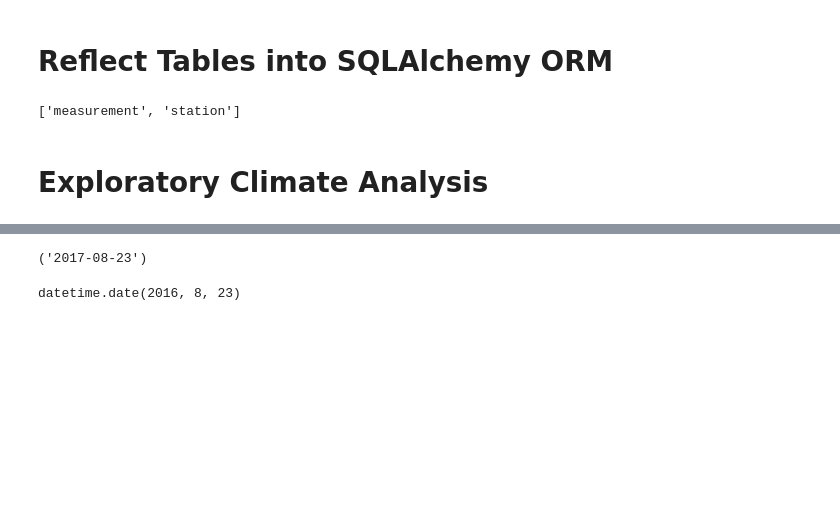
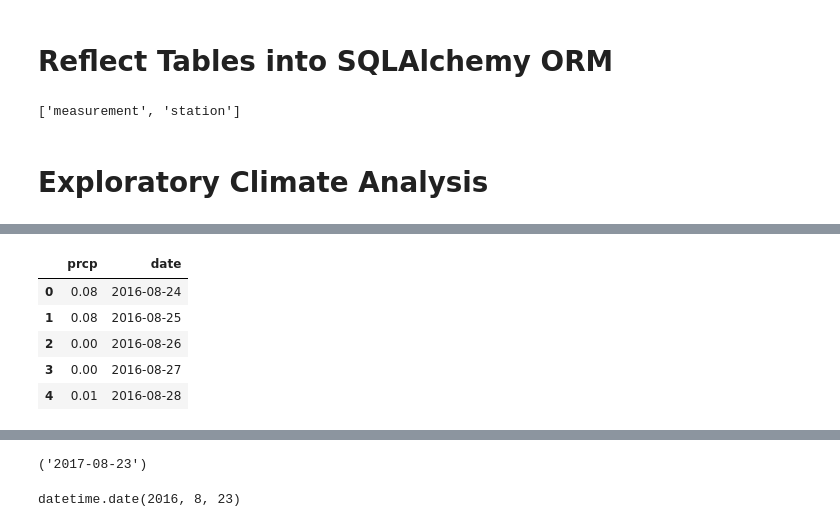
Before and after one commit to benieevelyne/Assignment-9--Homework_SQLAlchemy, a Jupyter notebook: 11-Advanced-Data-Storage-and-Retrieval_Homework_climate_starter.ipynb, the cells around one changed output, grey strips where cells are left out. Drawn from its saved outputs; the diff is of its cells as text; code cells hidden in the pictures; blank space fills up the shorter version.

```diff
--- a/11-Advanced-Data-Storage-and-Retrieval_Homework_climate_starter.ipynb
+++ b/11-Advanced-Data-Storage-and-Retrieval_Homework_climate_starter.ipynb
@@ -73,3 +52,14 @@ df_results
+# %%
+# Save the query results as a Pandas DataFrame and set the index to the date column
+df_results = pd.DataFrame(results)
+df_results.head()
+# %% [output]
+|  | prcp | date |
+| 0 | 0.08 | 2016-08-24 |
+| 1 | 0.08 | 2016-08-25 |
+| 2 | 0.00 | 2016-08-26 |
+| 3 | 0.00 | 2016-08-27 |
+| 4 | 0.01 | 2016-08-28 |
 # %%
 df_results.date.value_counts()
 Grouped_by_date = df_results.groupby('date').sum()
```
Also changed, not shown: parts of 24 cells of this notebook, 1 other file.
